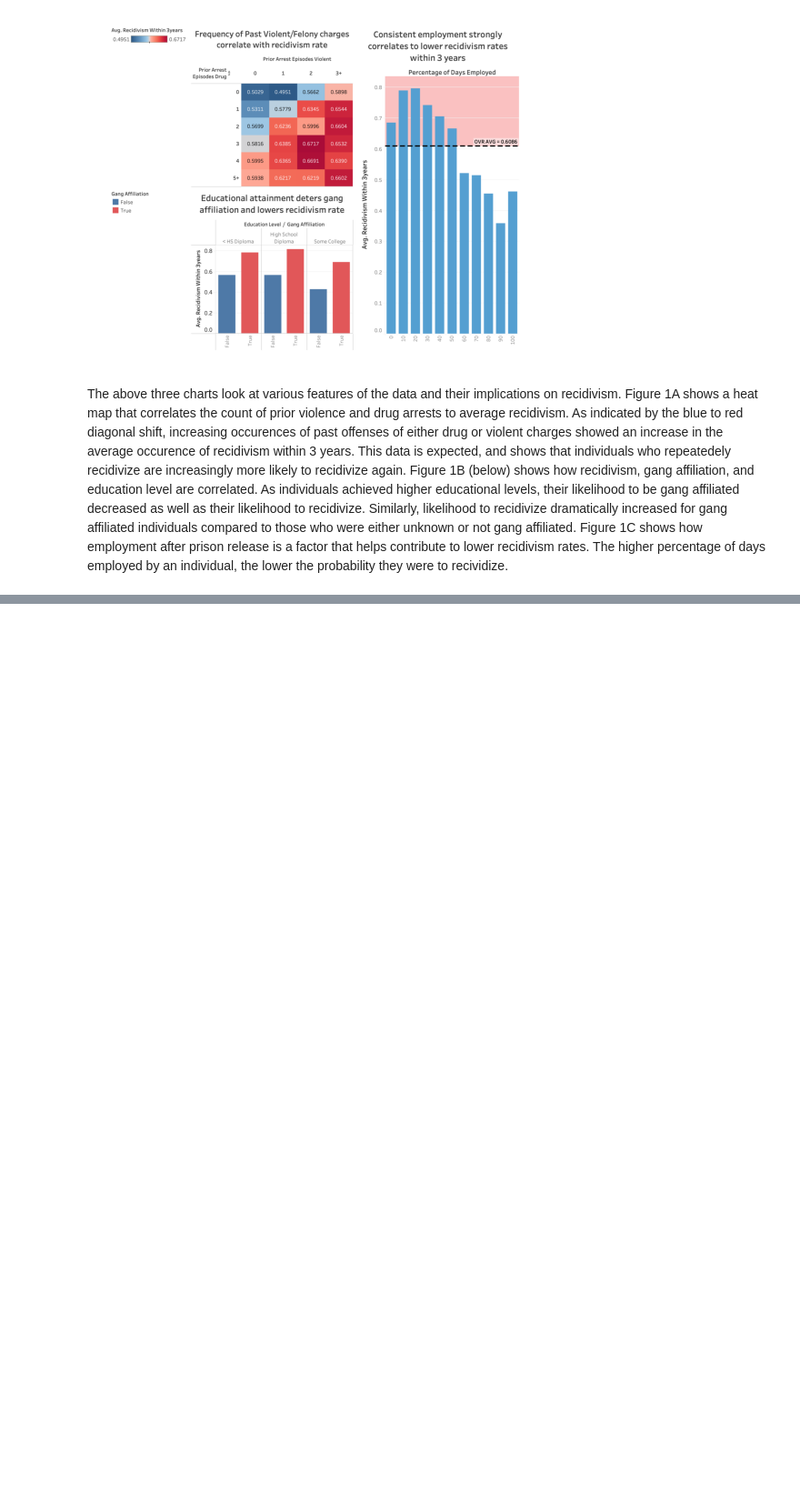
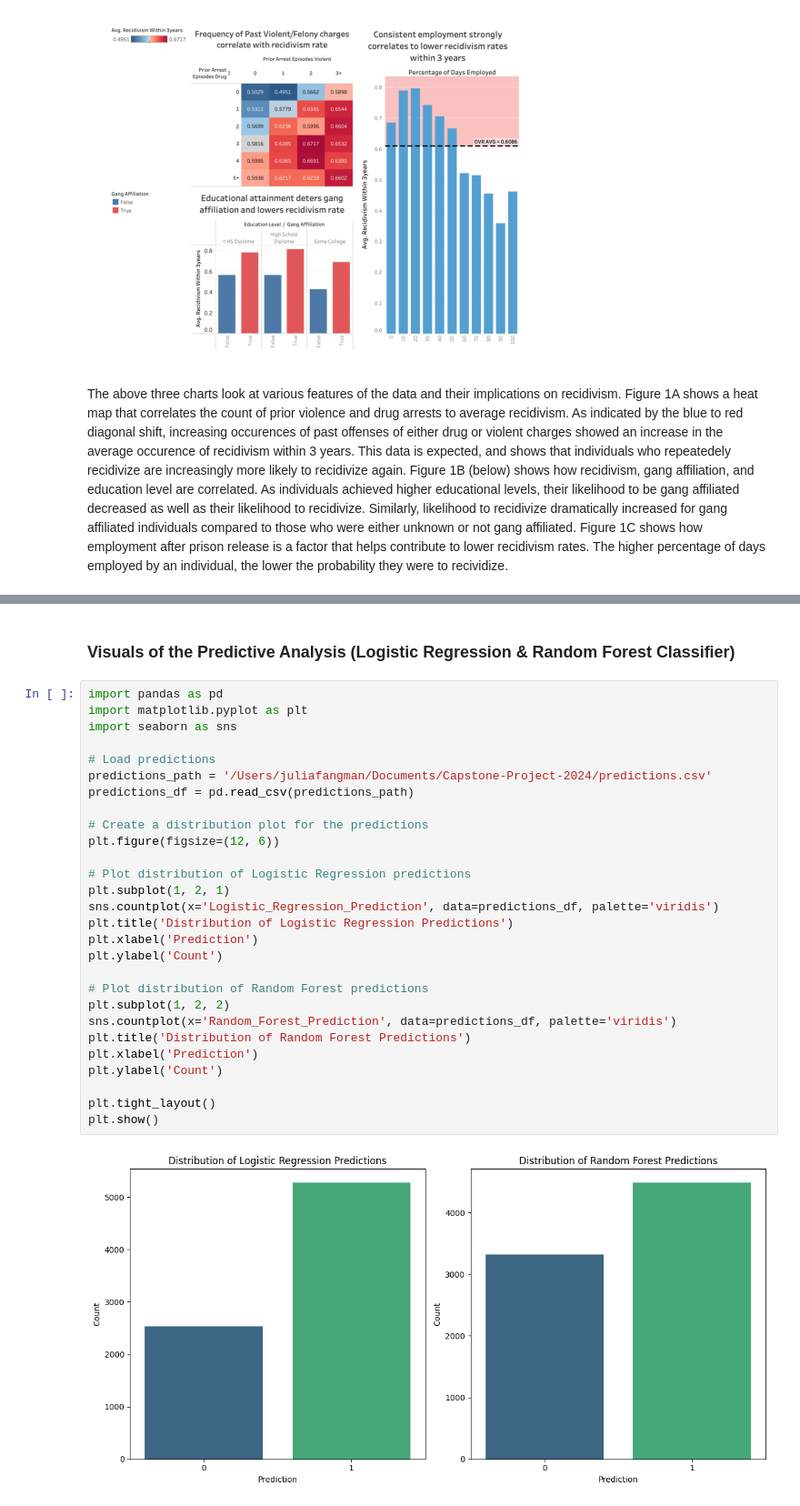
Before and after one commit to julia-fangman/Capstone-Project-2024, a Jupyter notebook: RecidivismProject.ipynb, the cells around one changed output, grey strips where cells are left out. Shown at 91% size. Drawn from its saved outputs; the diff is of its cells as text; blank space fills up the shorter version.

Commit message:
Update EDA & Predictive Analysis

```diff
--- a/RecidivismProject.ipynb
+++ b/RecidivismProject.ipynb
@@ -262,0 +528,32 @@ The above three charts look at various features of the data and their implicatio
+# %% [markdown]
+### Visuals of the Predictive Analysis (Logistic Regression & Random Forest Classifier)
+# %%
+import pandas as pd
+import matplotlib.pyplot as plt
+import seaborn as sns
+
+# Load predictions
+predictions_path = '/Users/juliafangman/Documents/Capstone-Project-2024/predictions.csv'
+predictions_df = pd.read_csv(predictions_path)
+
+# Create a distribution plot for the predictions
+plt.figure(figsize=(12, 6))
+
+# Plot distribution of Logistic Regression predictions
+plt.subplot(1, 2, 1)
+sns.countplot(x='Logistic_Regression_Prediction', data=predictions_df, palette='viridis')
+plt.title('Distribution of Logistic Regression Predictions')
+plt.xlabel('Prediction')
+plt.ylabel('Count')
+
+# Plot distribution of Random Forest predictions
+plt.subplot(1, 2, 2)
+sns.countplot(x='Random_Forest_Prediction', data=predictions_df, palette='viridis')
+plt.title('Distribution of Random Forest Predictions')
+plt.xlabel('Prediction')
+plt.ylabel('Count')
+
+plt.tight_layout()
+plt.show()
+# %% [output]
+[figure, added]
```
Also changed, not shown: parts of 10 cells of this notebook.
